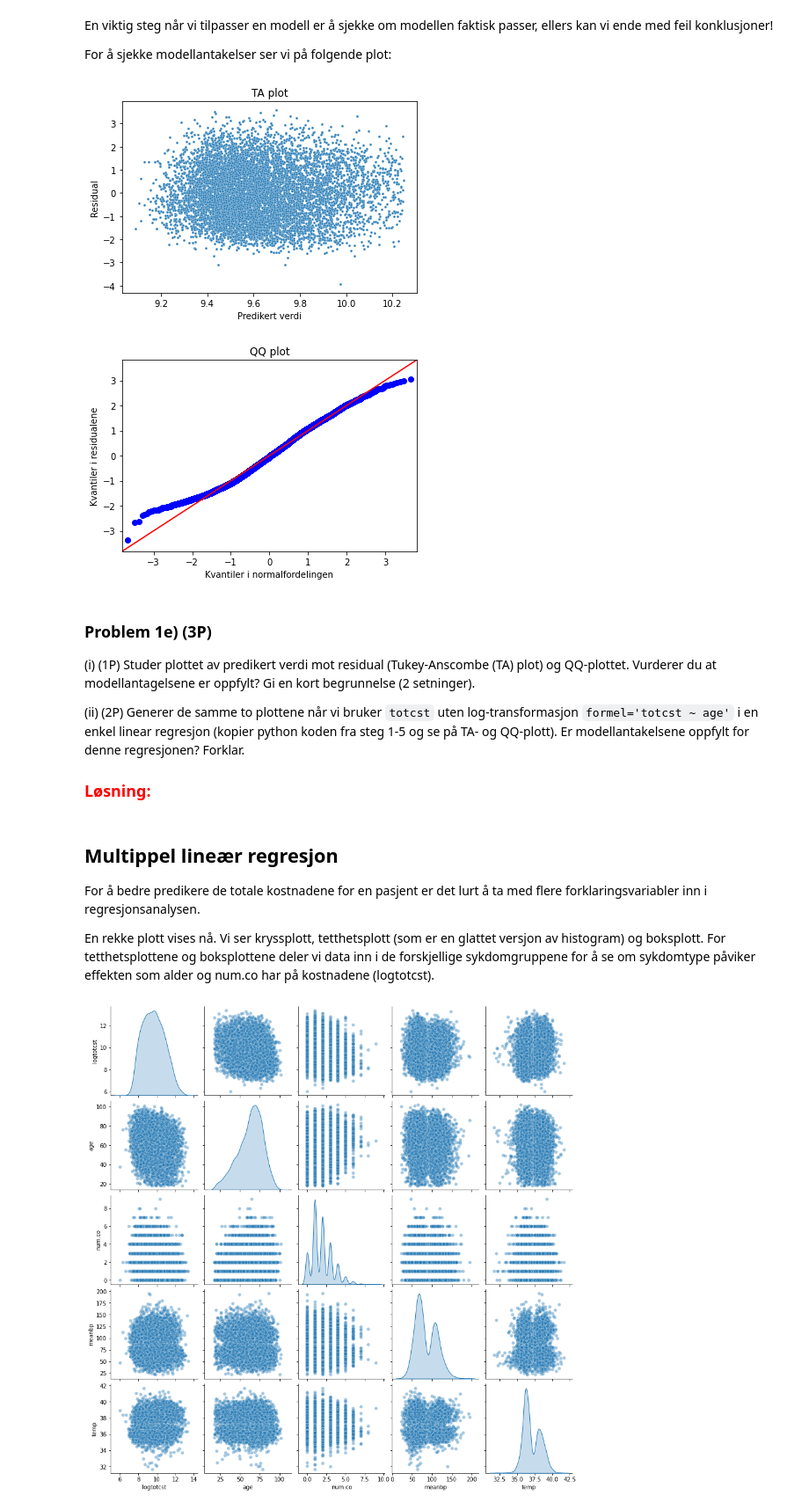
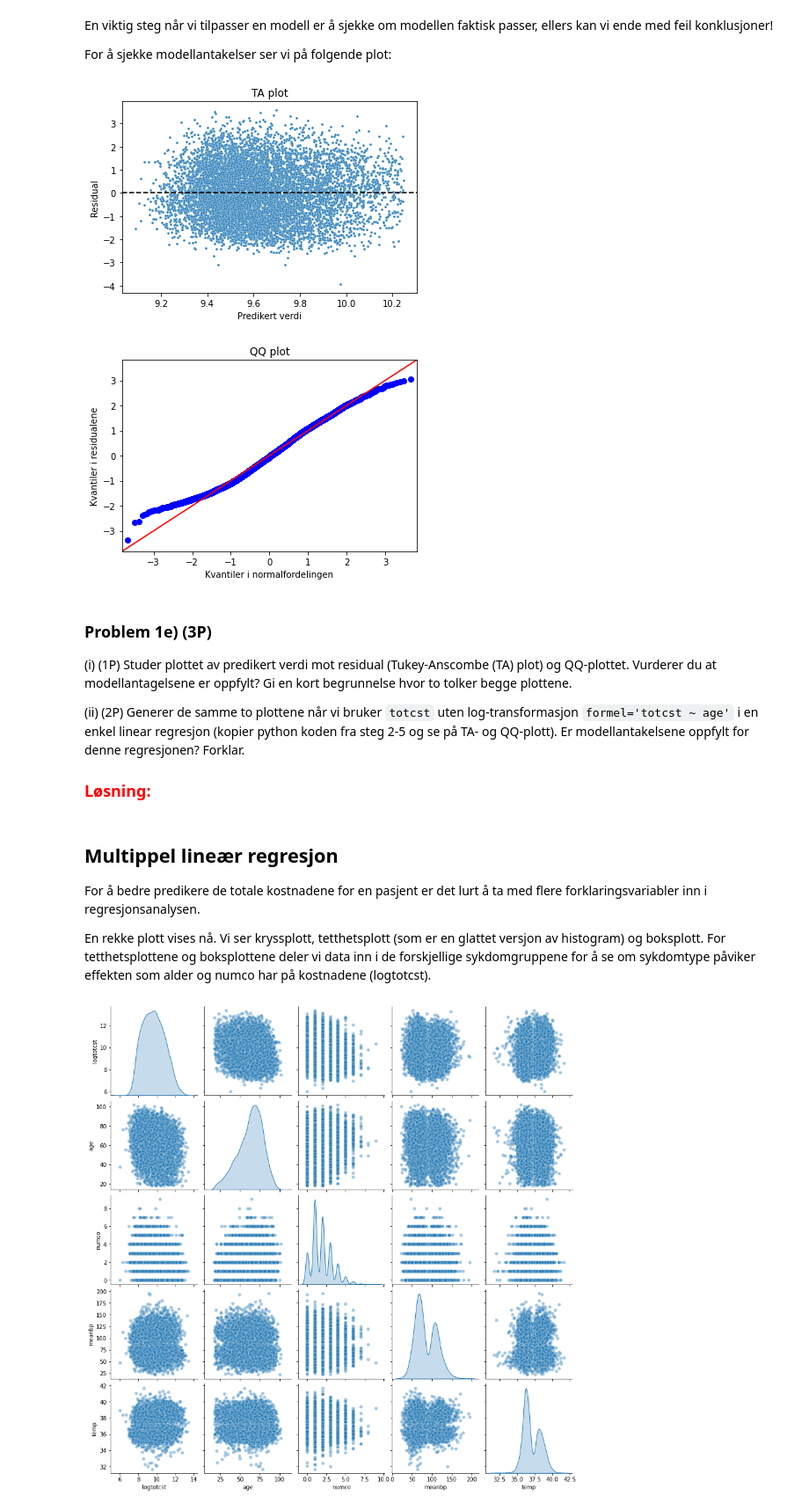
Before and after one commit to stefaniemuff/ISTx1003, a Jupyter notebook: Prosjekt2021/Prosjekt1003_2021.ipynb, the cells around one changed output. Shown at 88% size. Saved outputs shown, nothing was run; the diff lists cells and outputs as text; code cells hidden in the pictures.

```diff
--- a/Prosjekt2021/Prosjekt1003_2021.ipynb
+++ b/Prosjekt2021/Prosjekt1003_2021.ipynb
@@ -91,6 +91,9 @@ Vi leser inn data og skriver ut de første og siste observasjonene i datasettet,
 
 df = pd.read_csv("https://www.math.ntnu.no/emner/IST100x/ISTx1003/support.csv", sep = ',')
 
+# Endre navn for å forhindre syntax problemer
+df = df.rename(columns={'num.co': 'numco'})
+
 # Skriv ut de første og siste radene
 print(df)
 # %% [output]
@@ -284,29 +287,30 @@ For å sjekke modellantakelser ser vi på folgende plot:
 # %%
 # kodechunk Steg5
 
 # Steg 5: Evaluer om modellen passer til dataene
 # Plotte predikert verdi mot residual
 sns.scatterplot(x=resultat.fittedvalues, y=resultat.resid,s=8)
 plt.ylabel("Residual")
 plt.xlabel("Predikert verdi")
+plt.axhline(y=0, color='black', linestyle='--')
 plt.title("TA plot")
 plt.show()
 
 # Lage kvantil-kvantil-plott for residualene
 sm.qqplot(resultat.resid,line='45',fit=True)
 plt.ylabel("Kvantiler i residualene")
 plt.xlabel("Kvantiler i normalfordelingen")
 plt.title("QQ plot")
 plt.show()
 # %% [output]
-[figure, old version]
+[figure, new version]
 [figure]
 # %% [markdown]
 ### **Problem 1e)** (3P)
 
-(i) (1P) Studer plottet av predikert verdi mot residual (Tukey-Anscombe (TA) plot) og QQ-plottet. Vurderer du at modellantagelsene er oppfylt? Gi en kort begrunnelse (2 setninger).
+(i) (1P) Studer plottet av predikert verdi mot residual (Tukey-Anscombe (TA) plot) og QQ-plottet. Vurderer du at modellantagelsene er oppfylt? Gi en kort begrunnelse hvor to tolker begge plottene.
 
-(ii) (2P) Generer de samme to plottene når vi bruker `totcst` uten log-transformasjon `formel='totcst ~ age'` i en enkel linear regresjon (kopier python koden fra steg 1-5 og se på TA- og QQ-plott). Er modellantakelsene oppfylt for denne regresjonen? Forklar.
+(ii) (2P) Generer de samme to plottene når vi bruker `totcst` uten log-transformasjon `formel='totcst ~ age'` i en enkel linear regresjon (kopier python koden fra steg 2-5 og se på TA- og QQ-plott). Er modellantakelsene oppfylt for denne regresjonen? Forklar.
 
 ###   <font color='red'>Løsning:</font>
 # %% [markdown]
@@ -314,5 +318,5 @@ plt.show()
 
 For å bedre predikere de totale kostnadene for en pasjent er det lurt å ta med flere forklaringsvariabler inn i regresjonsanalysen.
 
-En rekke plott vises nå. Vi ser kryssplott, tetthetsplott (som er en glattet versjon av histogram) og boksplott. For tetthetsplottene og boksplottene deler vi data inn i de forskjellige sykdomgruppene for å se om sykdomtype påviker effekten som alder og num.co har på kostnadene (logtotcst).
+En rekke plott vises nå. Vi ser kryssplott, tetthetsplott (som er en glattet versjon av histogram) og boksplott. For tetthetsplottene og boksplottene deler vi data inn i de forskjellige sykdomgruppene for å se om sykdomtype påviker effekten som alder og numco har på kostnadene (logtotcst).
 # %%
```
Also changed, not shown: parts of 11 cells of this notebook.
